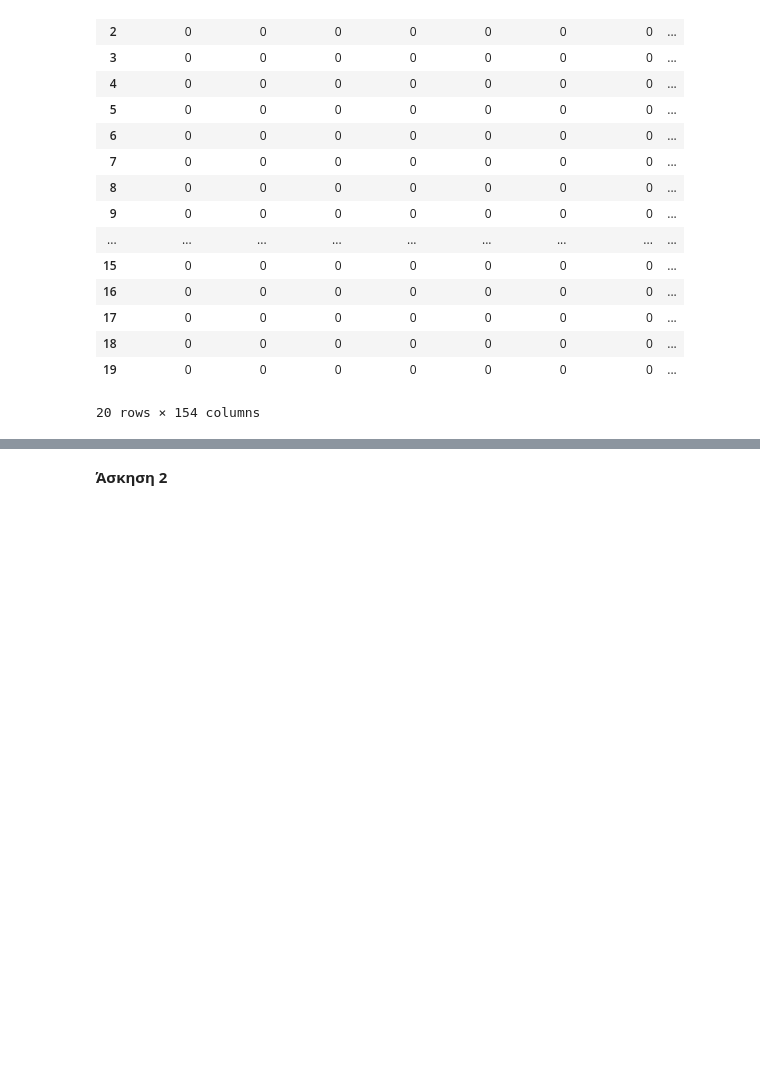
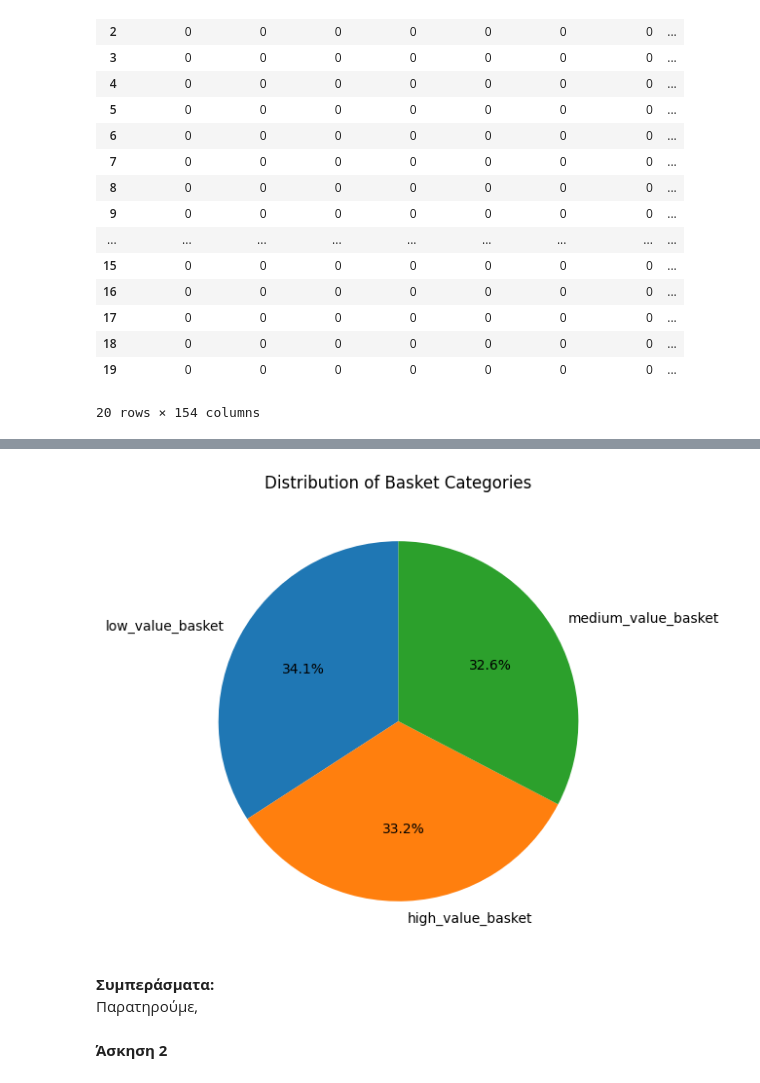
Before and after one commit to Erofili-K/BI-BA, a Jupyter notebook: BI_Ask1.ipynb, the cells around one changed output, grey strips where cells are left out. Cells and saved outputs as stored; diff of their text form; code cells hidden in the pictures; blank space fills up the shorter version.

```diff
--- a/BI_Ask1.ipynb
+++ b/BI_Ask1.ipynb
@@ -156,2 +211,14 @@ binary_ds.head(n=20)
+# %%
+# Οπτικοποίηση ως pie chart
+fig, ax = plt.subplots(figsize=(6,6))
+ax.pie(counts.values, labels=counts.index, autopct='%1.1f%%', startangle=90)
+ax.set_title('Distribution of Basket Categories')
+plt.show()
+# %% [output]
+[figure, added]
+# %% [markdown]
+**Συμπεράσματα:**
+<br>
+Παρατηρούμε,
 # %% [markdown]
 **Άσκηση 2**
```
Also changed, not shown: parts of 5 cells of this notebook.
